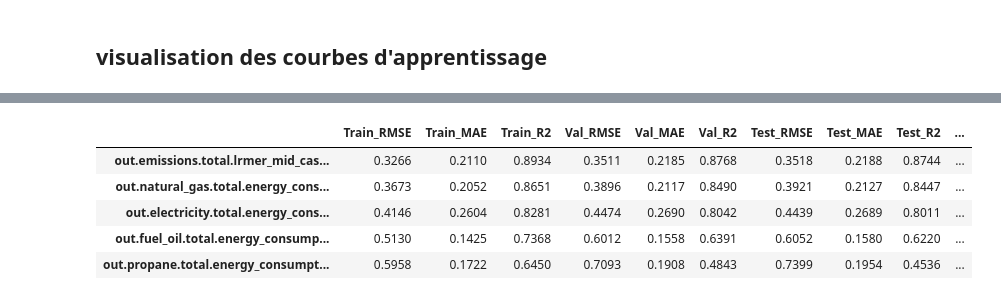
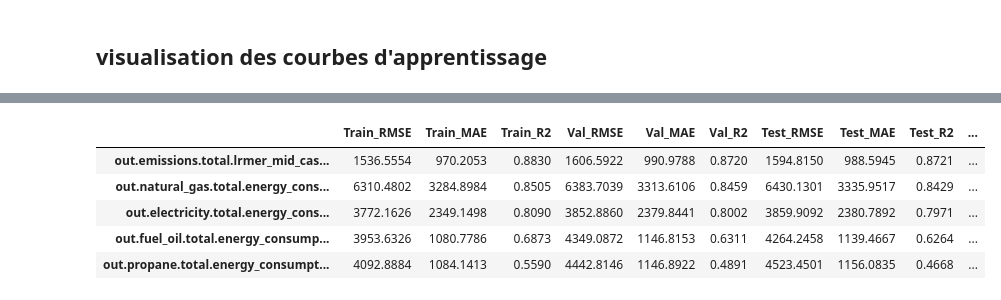
Before and after one commit to BOUBAKERAMDY/FlexiMax, a Jupyter notebook: notebooks/05_deeplearning/mlp_stratified.ipynb, the cells around one changed output, grey strips where cells are left out. Drawn from its saved outputs; the diff is of its cells as text; code cells hidden in the pictures.

```diff
--- a/notebooks/05_deeplearning/mlp_stratified.ipynb
+++ b/notebooks/05_deeplearning/mlp_stratified.ipynb
@@ -37,6 +37,9 @@ Y_test  = Y.iloc[idx_test].reset_index(drop=True)
 X_total = len(X_train) + len(X_test)
 Y_total = len(Y_train) + len(Y_test)
 
+
+labels_df = pd.read_parquet(DATA / "cluster_labels.parquet")
+
 print(f"Train : {X_train.shape} ({len(X_train)/X_total:.1%})")
 print(f"Test  : {X_test.shape} ({len(X_test)/X_total:.1%})")
 
@@ -240,21 +249,30 @@ Y_true = Y_test.values
 Y_train_pred = model.predict(X_train_scaled)
 Y_val_pred   = model.predict(X_val_scaled)
 Y_test_pred  = model.predict(X_test_scaled)
+
+Y_train_pred = scaler_Y.inverse_transform(Y_train_pred)
+Y_val_pred   = scaler_Y.inverse_transform(Y_val_pred)
+Y_test_pred  = scaler_Y.inverse_transform(Y_test_pred)
+
+Y_train_true = Y_train_final.values
+Y_val_true   = Y_val.values
+Y_test_true  = Y_test.values
+
 results = {}
 
 for i, target in enumerate(Y.columns):
 
-    train_rmse = np.sqrt(mean_squared_error(Y_train_scaled[:, i], Y_train_pred[:, i]))
-    train_mae  = mean_absolute_error(Y_train_scaled[:, i], Y_train_pred[:, i])
-    train_r2   = r2_score(Y_train_scaled[:, i], Y_train_pred[:, i])
+    train_rmse = np.sqrt(mean_squared_error(Y_train_true[:, i], Y_train_pred[:, i]))
+    train_mae  = mean_absolute_error(Y_train_true[:, i], Y_train_pred[:, i])
+    train_r2   = r2_score(Y_train_true[:, i], Y_train_pred[:, i])
 
-    val_rmse = np.sqrt(mean_squared_error(Y_val_scaled[:, i], Y_val_pred[:, i]))
-    val_mae  = mean_absolute_error(Y_val_scaled[:, i], Y_val_pred[:, i])
-    val_r2   = r2_score(Y_val_scaled[:, i], Y_val_pred[:, i])
+    val_rmse = np.sqrt(mean_squared_error(Y_val_true[:, i], Y_val_pred[:, i]))
+    val_mae  = mean_absolute_error(Y_val_true[:, i], Y_val_pred[:, i])
+    val_r2   = r2_score(Y_val_true[:, i], Y_val_pred[:, i])
 
-    test_rmse = np.sqrt(mean_squared_error(Y_test_scaled[:, i], Y_test_pred[:, i]))
-    test_mae  = mean_absolute_error(Y_test_scaled[:, i], Y_test_pred[:, i])
-    test_r2   = r2_score(Y_test_scaled[:, i], Y_test_pred[:, i])
+    test_rmse = np.sqrt(mean_squared_error(Y_test_true[:, i], Y_test_pred[:, i]))
+    test_mae  = mean_absolute_error(Y_test_true[:, i], Y_test_pred[:, i])
+    test_r2   = r2_score(Y_test_true[:, i], Y_test_pred[:, i])
 
     results[target] = {
         "Train_RMSE": train_rmse,
@@ -273,5 +291,4 @@ df_results["Overfit_Gap"] = df_results["Train_R2"] - df_results["Test_R2"]
 df_results = df_results.sort_values("Test_R2", ascending=False)
 
 display(df_results.round(4))
-#############################===============ATTENTION le overfit ==================##################
 # %% [output]
@@ -281,9 +298,9 @@ display(df_results.round(4))
 |  | Train_RMSE | Train_MAE | Train_R2 | Val_RMSE | Val_MAE | Val_R2 | Test_RMSE | Test_MAE | Test_R2 | ... |
-| out.emissions.total.lrmer_mid_cas... | 0.3266 | 0.2110 | 0.8934 | 0.3511 | 0.2185 | 0.8768 | 0.3518 | 0.2188 | 0.8744 | ... |
-| out.natural_gas.total.energy_cons... | 0.3673 | 0.2052 | 0.8651 | 0.3896 | 0.2117 | 0.8490 | 0.3921 | 0.2127 | 0.8447 | ... |
-| out.electricity.total.energy_cons... | 0.4146 | 0.2604 | 0.8281 | 0.4474 | 0.2690 | 0.8042 | 0.4439 | 0.2689 | 0.8011 | ... |
-| out.fuel_oil.total.energy_consump... | 0.5130 | 0.1425 | 0.7368 | 0.6012 | 0.1558 | 0.6391 | 0.6052 | 0.1580 | 0.6220 | ... |
-| out.propane.total.energy_consumpt... | 0.5958 | 0.1722 | 0.6450 | 0.7093 | 0.1908 | 0.4843 | 0.7399 | 0.1954 | 0.4536 | ... |
+| out.emissions.total.lrmer_mid_cas... | 1536.5554 | 970.2053 | 0.8830 | 1606.5922 | 990.9788 | 0.8720 | 1594.8150 | 988.5945 | 0.8721 | ... |
+| out.natural_gas.total.energy_cons... | 6310.4802 | 3284.8984 | 0.8505 | 6383.7039 | 3313.6106 | 0.8459 | 6430.1301 | 3335.9517 | 0.8429 | ... |
+| out.electricity.total.energy_cons... | 3772.1626 | 2349.1498 | 0.8090 | 3852.8860 | 2379.8441 | 0.8002 | 3859.9092 | 2380.7892 | 0.7971 | ... |
+| out.fuel_oil.total.energy_consump... | 3953.6326 | 1080.7786 | 0.6873 | 4349.0872 | 1146.8153 | 0.6311 | 4264.2458 | 1139.4667 | 0.6264 | ... |
+| out.propane.total.energy_consumpt... | 4092.8884 | 1084.1413 | 0.5590 | 4442.8146 | 1146.8922 | 0.4891 | 4523.4501 | 1156.0835 | 0.4668 | ... |
 # %%
 rng = np.random.default_rng(42)
 
```
Also changed, not shown: parts of 9 cells of this notebook, 2 other files.
